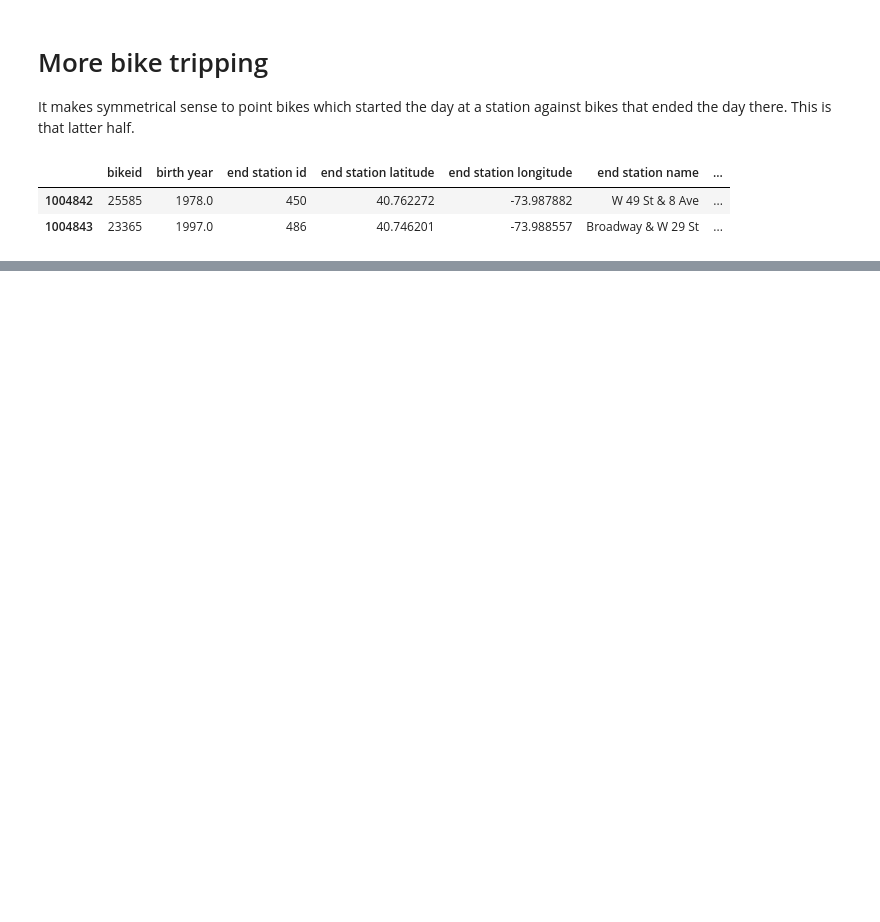
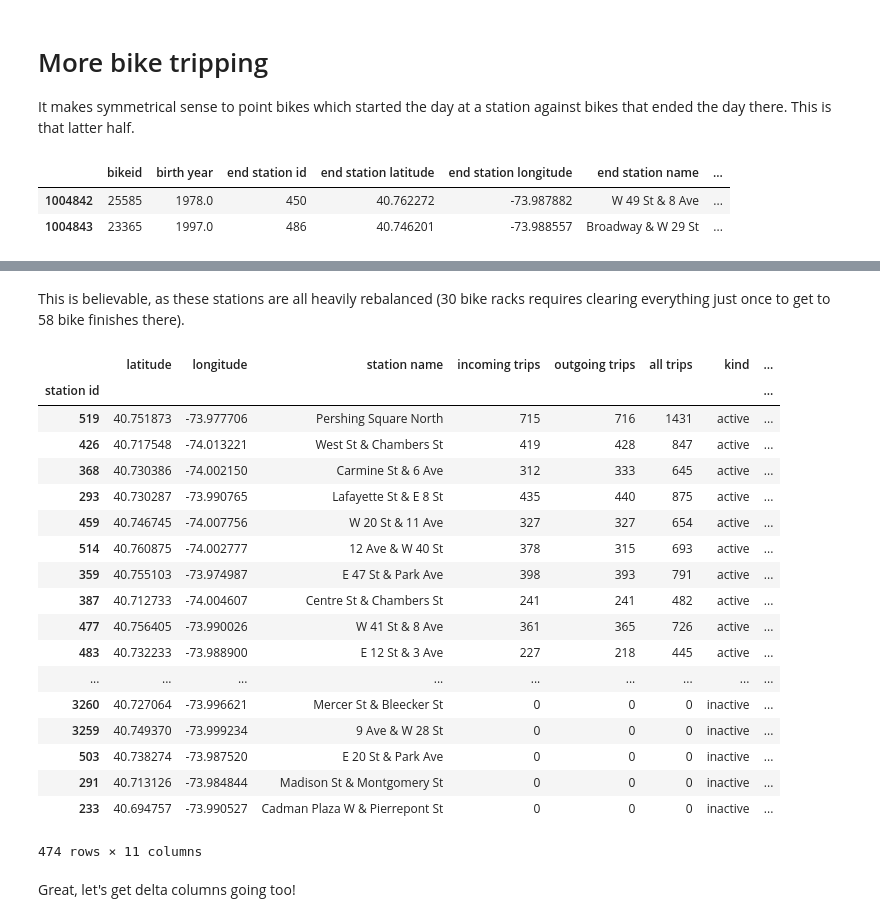
Before and after one commit to ResidentMario/citibike, a Jupyter notebook: notebooks/09—Mixing in Inbound Bike Trips.ipynb, the cells around one changed output, grey strips where cells are left out. Saved outputs shown, nothing was run; the diff lists cells and outputs as text; code cells hidden in the pictures; blank space fills up the shorter version.

Commit message:
Write in outbound tripping, delta totals.

```diff
--- a/notebooks/09—Mixing in Inbound Bike Trips.ipynb
+++ b/notebooks/09—Mixing in Inbound Bike Trips.ipynb
@@ -40,0 +56,37 @@ for bike_id in tqdm(np.unique(june_22['bikeid'])):
+# %% [markdown]
+This is believable, as these stations are all heavily rebalanced (30 bike racks requires clearing everything just once to get to 58 bike finishes there).
+# %%
+station_inbound_bike_count = dict()
+station_inbound_trip_count = dict()
+
+for station_id, bike_ids in tqdm(station_bikesets.items()):
+    station_inbound_bike_count[station_id] = len(bike_ids)
+    station_inbound_trip_count[station_id] = np.sum([len(june_22[june_22['bikeid'] == bike_id]) for bike_id in bike_ids])
+# %%
+stations['bikes inbound'] = pd.Series(station_inbound_bike_count).astype(int)
+# %%
+stations['inbound trips'] = pd.Series(station_inbound_trip_count).astype(int)
+# %%
+stations.sort_values(by='bikes inbound', ascending=False)
+# %% [output]
+|  | latitude | longitude | station name | incoming trips | outgoing trips | all trips | kind | ... |
+| station id |  |  |  |  |  |  |  | ... |
+| 519 | 40.751873 | -73.977706 | Pershing Square North | 715 | 716 | 1431 | active | ... |
+| 426 | 40.717548 | -74.013221 | West St & Chambers St | 419 | 428 | 847 | active | ... |
+| 368 | 40.730386 | -74.002150 | Carmine St & 6 Ave | 312 | 333 | 645 | active | ... |
+| 293 | 40.730287 | -73.990765 | Lafayette St & E 8 St | 435 | 440 | 875 | active | ... |
+| 459 | 40.746745 | -74.007756 | W 20 St & 11 Ave | 327 | 327 | 654 | active | ... |
+| 514 | 40.760875 | -74.002777 | 12 Ave & W 40 St | 378 | 315 | 693 | active | ... |
+| 359 | 40.755103 | -73.974987 | E 47 St & Park Ave | 398 | 393 | 791 | active | ... |
+| 387 | 40.712733 | -74.004607 | Centre St & Chambers St | 241 | 241 | 482 | active | ... |
+| 477 | 40.756405 | -73.990026 | W 41 St & 8 Ave | 361 | 365 | 726 | active | ... |
+| 483 | 40.732233 | -73.988900 | E 12 St & 3 Ave | 227 | 218 | 445 | active | ... |
+| ... | ... | ... | ... | ... | ... | ... | ... | ... |
+| 3260 | 40.727064 | -73.996621 | Mercer St & Bleecker St | 0 | 0 | 0 | inactive | ... |
+| 3259 | 40.749370 | -73.999234 | 9 Ave & W 28 St | 0 | 0 | 0 | inactive | ... |
+| 503 | 40.738274 | -73.987520 | E 20 St & Park Ave | 0 | 0 | 0 | inactive | ... |
+| 291 | 40.713126 | -73.984844 | Madison St & Montgomery St | 0 | 0 | 0 | inactive | ... |
+| 233 | 40.694757 | -73.990527 | Cadman Plaza W & Pierrepont St | 0 | 0 | 0 | inactive | ... |
+474 rows × 11 columns
+# %% [markdown]
+Great, let's get delta columns going too!
```
Also changed, not shown: parts of 9 cells of this notebook, 2 other files.
